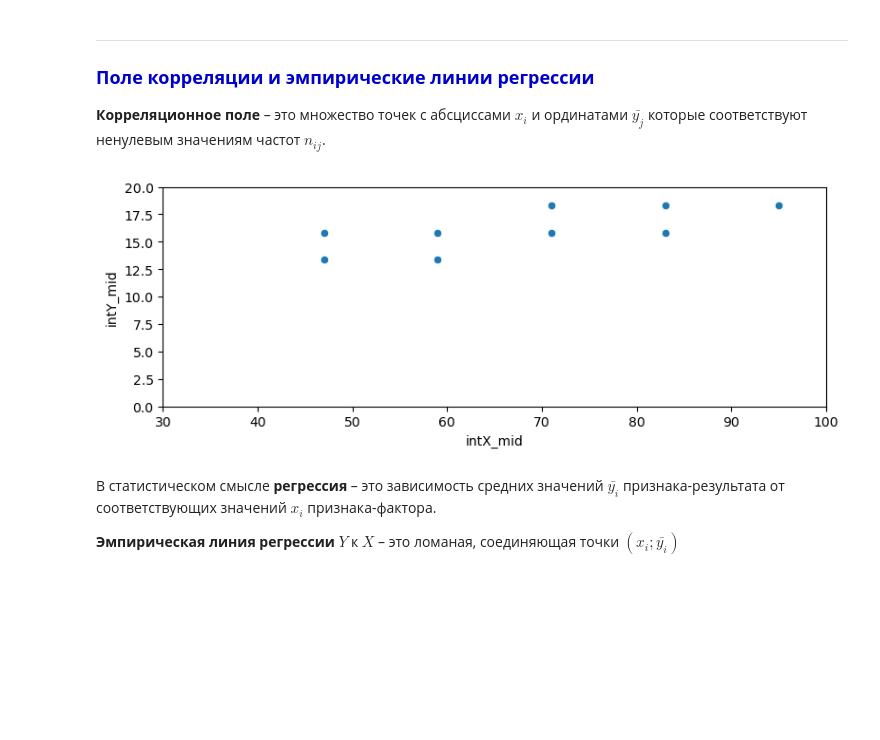
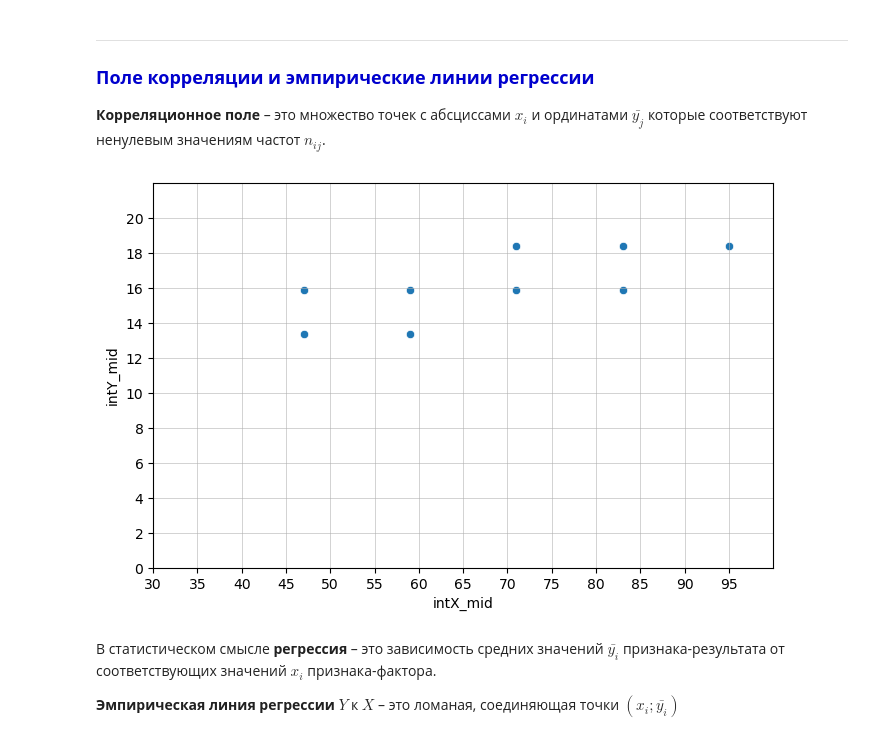
Before and after one commit to TanXmas/ProbabilityTheory_and_Statistics, a Jupyter notebook: St_10_Grouping data. Combination grouping.ipynb, the cells around one changed output. Saved outputs shown, nothing was run; the diff lists cells and outputs as text; code cells hidden in the pictures; blank space fills up the shorter version.

```diff
--- a/St_10_Grouping data. Combination grouping.ipynb
+++ b/St_10_Grouping data. Combination grouping.ipynb
@@ -351,14 +351,18 @@ $\eta = \sqrt{\eta^2} = \sqrt{\cfrac{\delta^2}{\sigma^2}} = \cfrac{\delta}{\sigm
 
 **Корреляционное поле** – это множество точек с абсциссами $x_i$ и ординатами $\bar{y_j}$ которые соответствуют ненулевым значениям частот $n_{ij}$.
 # %%
-plt.figure(figsize=(9,3))
+plt.figure(figsize=(8,5))
 
 sns.scatterplot(x='intX_mid', y='intY_mid', data=df_pivot2)
 
+
 plt.xlim([30,100])
-plt.ylim([0,20]);
+plt.xticks(ticks=np.arange(30, 100, 5))
+plt.ylim([0,22])
+plt.yticks(ticks=np.arange(0, 22, 2))
+plt.grid(linewidth=0.4);
 # %% [output]
-[figure, old version]
+[figure, new version]
 # %% [markdown]
 В статистическом смысле **регрессия** – это зависимость средних значений $\bar{y_i}$ признака-результата от соответствующих значений $x_i$ признака-фактора.
 
```
Also changed, not shown: parts of 2 cells of this notebook.
